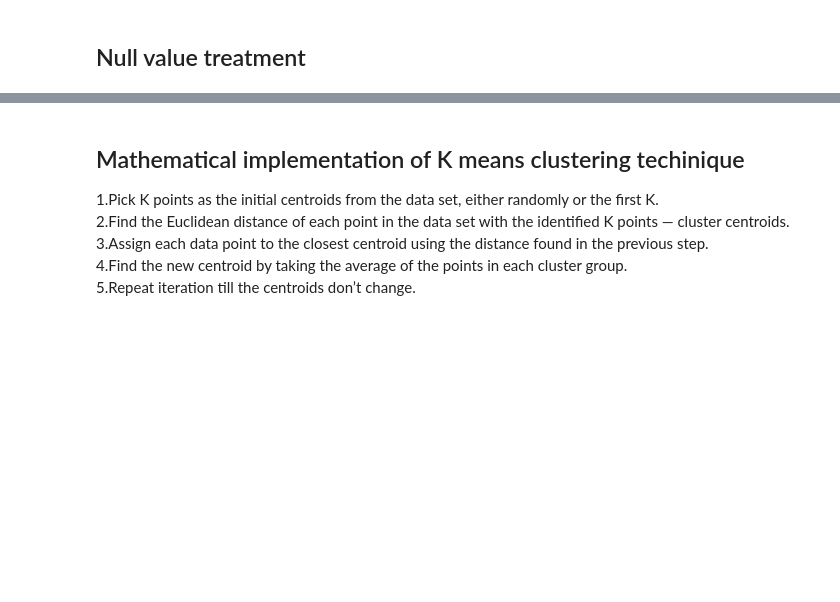
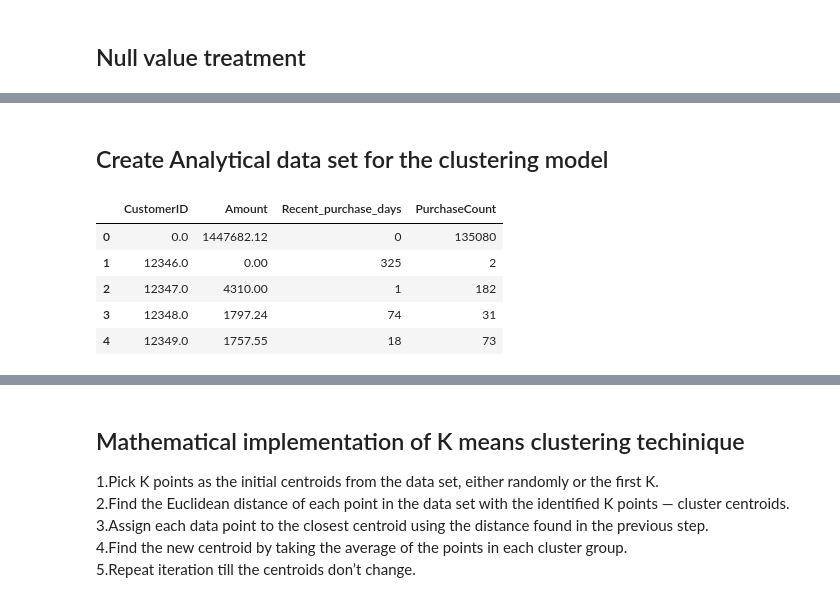
Before and after one commit to prashantchoubey1/Online-Retail-Clustering, a Jupyter notebook: retail_clustering.ipynb, the cells around one changed output, grey strips where cells are left out. Drawn from its saved outputs; the diff is of its cells as text; code cells hidden in the pictures; blank space fills up the shorter version.

```diff
--- a/retail_clustering.ipynb
+++ b/retail_clustering.ipynb
@@ -27,0 +109,9 @@ df_retail.info()
+# %%
+df_retail['InvoiceDate'] = df_retail.loc[:,'InvoiceDate'].apply(convertDate)
+# %%
+max_date = df_retail['InvoiceDate'].max()
+df_retail['Recent_purchase_days'] = max_date - df_retail['InvoiceDate']
+# %%
+df_retail['Recent_purchase_days'] = df_retail['Recent_purchase_days'].apply(splitDate)
+df_rec_purch = df_retail.groupby(['CustomerID'],as_index=False)["Recent_purchase_days"].min()
+df_rec_purch.head()
@@ -27,0 +125,5 @@ df_retail.info()
+# %%
+# Attribute : Frequency of purchase
+df_purchase_freq = df_retail.groupby(['CustomerID'],as_index=False)["InvoiceNo"].count()
+df_purchase_freq.rename(columns={'CustomerID':'CustomerID','InvoiceNo':'PurchaseCount'},inplace=True)
+df_purchase_freq.head()
@@ -27,0 +137,13 @@ df_retail.info()
+# %% [markdown]
+## Create Analytical data set for the clustering model
+# %%
+df_amt_purch = df_amount.merge(df_rec_purch,how='left',on=['CustomerID'])
+df_model_inp = df_amt_purch.merge(df_purchase_freq,how='left',on=['CustomerID'])
+df_model_inp.head()
+# %% [output]
+|  | CustomerID | Amount | Recent_purchase_days | PurchaseCount |
+| 0 | 0.0 | 1447682.12 | 0 | 135080 |
+| 1 | 12346.0 | 0.00 | 325 | 2 |
+| 2 | 12347.0 | 4310.00 | 1 | 182 |
+| 3 | 12348.0 | 1797.24 | 74 | 31 |
+| 4 | 12349.0 | 1757.55 | 18 | 73 |
```
Also changed, not shown: parts of 24 cells of this notebook, 1 other file.
